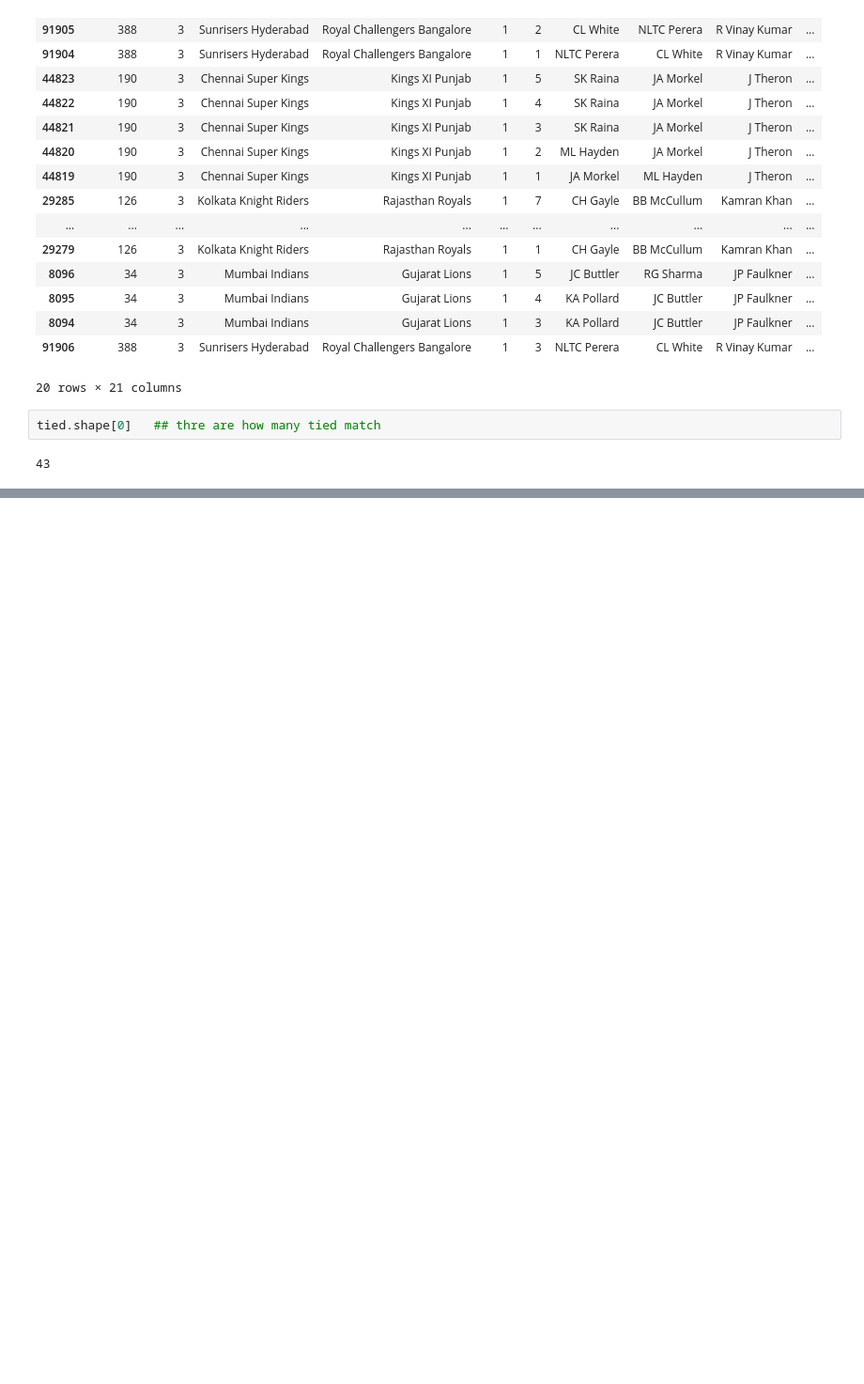
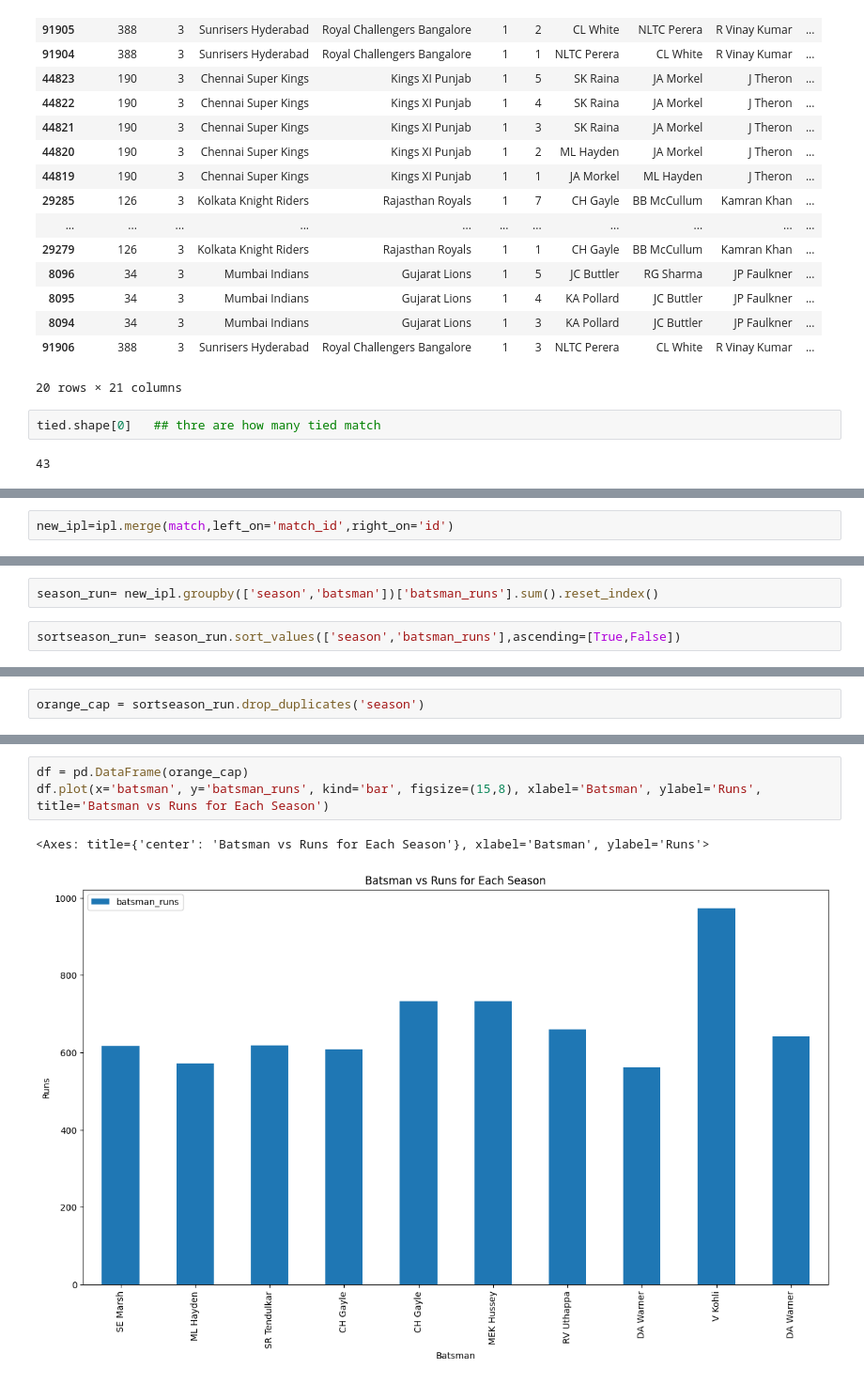
Before and after one commit to krish1440/ipl_analysis, a Jupyter notebook: ipl.ipynb, the cells around one changed output, grey strips where cells are left out. Shown at 94% size. Drawn from its saved outputs; the diff is of its cells as text; blank space fills up the shorter version.

```diff
--- a/ipl.ipynb
+++ b/ipl.ipynb
@@ -254,0 +333,2 @@ tied.shape[0]   ## thre are how many tied match
+# %%
+new_ipl=ipl.merge(match,left_on='match_id',right_on='id')
@@ -254,0 +343,4 @@ tied.shape[0]   ## thre are how many tied match
+# %%
+season_run= new_ipl.groupby(['season','batsman'])['batsman_runs'].sum().reset_index()
+# %%
+sortseason_run= season_run.sort_values(['season','batsman_runs'],ascending=[True,False])
@@ -254,0 +363,2 @@ tied.shape[0]   ## thre are how many tied match
+# %%
+orange_cap = sortseason_run.drop_duplicates('season')
@@ -254,0 +381,6 @@ tied.shape[0]   ## thre are how many tied match
+# %%
+df = pd.DataFrame(orange_cap)
+df.plot(x='batsman', y='batsman_runs', kind='bar', figsize=(15,8), xlabel='Batsman', ylabel='Runs', title='Batsman vs Runs for Each Season')
+# %% [output]
+<Axes: title={'center': 'Batsman vs Runs for Each Season'}, xlabel='Batsman', ylabel='Runs'>
+[figure, added]
```
Also changed, not shown: parts of 24 cells of this notebook, 1 other file.
